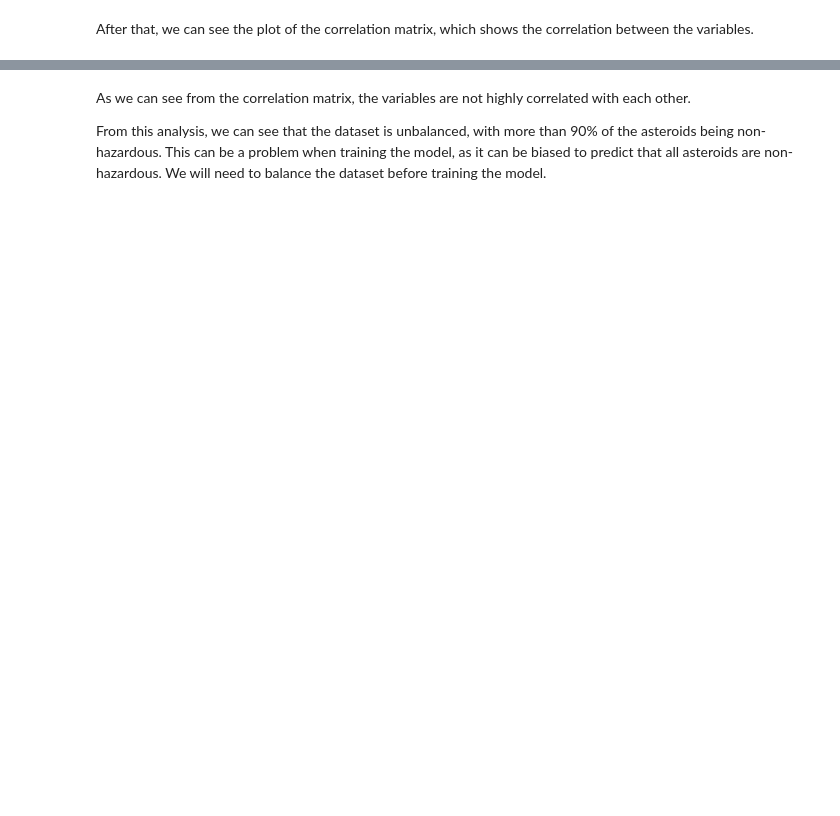
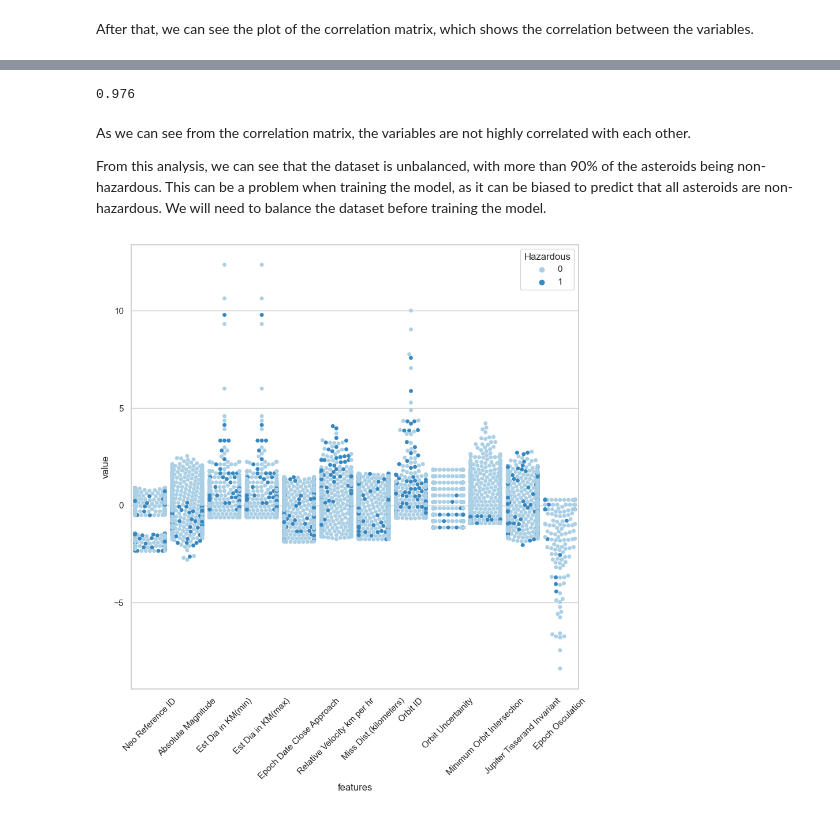
Before and after one commit to francis802/NASA-Asteroids, a Jupyter notebook: Project_3LEIC07_GA2_70.ipynb, the cells around one changed output, grey strips where cells are left out. Cells and saved outputs as stored; diff of their text form; code cells hidden in the pictures; blank space fills up the shorter version.

Commit message:
swarmplot and classifier

```diff
--- a/Project_3LEIC07_GA2_70.ipynb
+++ b/Project_3LEIC07_GA2_70.ipynb
@@ -183,4 +205,41 @@ sb.heatmap(corr, annot=True, cmap='coolwarm', vmin=-1, vmax=1)
+# %%
+from sklearn.model_selection import train_test_split
+from sklearn.tree import DecisionTreeClassifier
+
+all_inputs = data.drop(['Hazardous','Orbit Determination Date', 'Close Approach Date'], axis=1).values
+all_labels = data['Hazardous'].values
+(training_inputs,
+ testing_inputs,
+ training_classes,
+ testing_classes) = train_test_split(all_inputs, all_labels, test_size=0.25, random_state=1)
+
+
+# Create the classifier
+decision_tree_classifier = DecisionTreeClassifier()
+
+# Train the classifier on the training set
+decision_tree_classifier.fit(training_inputs, training_classes)
+
+# Validate the classifier on the testing set using classification accuracy
+decision_tree_classifier.score(testing_inputs, testing_classes)
+# %% [output]
+0.976
 # %% [markdown]
 As we can see from the correlation matrix, the variables are not highly correlated with each other.
 
 From this analysis, we can see that the dataset is unbalanced, with more than 90% of the asteroids being non-hazardous. This can be a problem when training the model, as it can be biased to predict that all asteroids are non-hazardous. We will need to balance the dataset before training the model.
+# %%
+sb.set(style='whitegrid')
+sample_size = 1000
+if len(data) > sample_size:
+    data = data.sample(n=sample_size, random_state=42)
+datax = data.drop(['Hazardous', 'Orbit Determination Date', 'Close Approach Date'], axis=1)
+data_std = (datax - datax.mean()) / datax.std()
+data_temp = pd.concat([data['Hazardous'], data_std.iloc[:,0:12]], axis=1)
+data_temp = pd.melt(data_temp, id_vars='Hazardous', var_name='features', value_name='value')
+plt.figure(figsize=(10,10))
+sb.swarmplot(x='features', y='value', hue='Hazardous', data=data_temp, palette='Blues')
+plt.xticks(rotation=45)
+plt.show()
+# %% [output]
+[figure, added]
```
Also changed, not shown: parts of 5 cells of this notebook.
